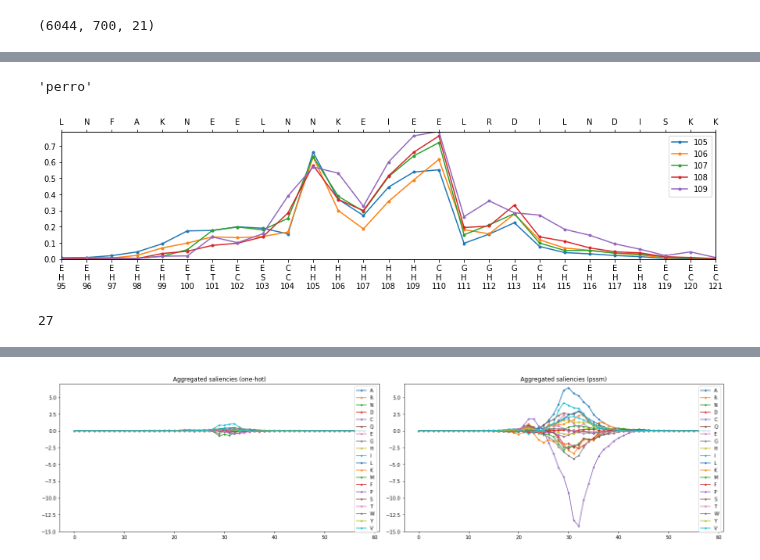
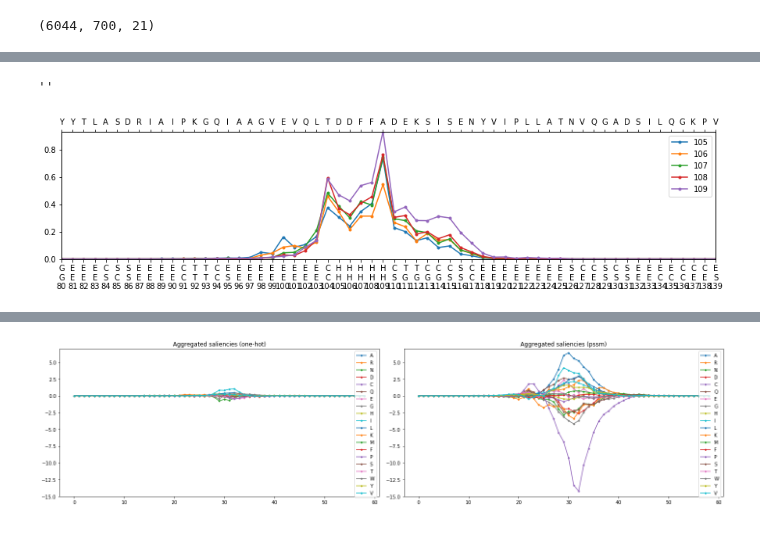
Before and after one commit to Juillermo/saliencyPSSP, a Jupyter notebook: Testing.ipynb, the cells around one changed output, grey strips where cells are left out. Drawn from its saved outputs; the diff is of its cells as text; code cells hidden in the pictures.

```diff
--- a/Testing.ipynb
+++ b/Testing.ipynb
@@ -213,36 +134,33 @@ A
 # %%
 seq = 0
-final_pos = 150
+final_pos = 110
 window = 29
+ini = 80
 
 end = final_pos + window + 1
 end_seq = int(sum(mask[seq]))
 if end > end_seq:
     end = end_seq
 if final_pos > end_seq:
     final_pos = end_seq
 
 preds = convertPredictQ8Result2HumanReadable( predictions[seq] )
 
 fig, ax = plt.subplots(figsize=(15,3))
 for pos in range(final_pos):
     if preds[pos] == 'H':
     #if ssConvertMap[labels[seq,pos]] == 'H':
-        temp = np.einsum('ij,ij->i', abs(saliencies[0,pos,seq,95:end,:]), X_am[seq,95:end])
-        temp += np.einsum('ij,ij->i', abs(saliencies[1,pos,seq,95:end,:]), X_pssm[seq,95:end])
+        temp = np.einsum('ij,ij->i', abs(saliencies[0,pos,seq,ini:end,:]), X_am[seq,ini:end])
+        temp += np.einsum('ij,ij->i', abs(saliencies[1,pos,seq,ini:end,:]), X_pssm[seq,ini:end])
         ax.plot(temp, marker='.', label=str(pos))
         #ax.plot(np.sum(np.sum(abs(saliencies[:,pos,seq,:end,:]), axis=2), axis=0), marker='.') # Aminoacid importance
 
-ax.xaxis.set(ticks=range(end), ticklabels=[preds[95+i]+"\n"+ssConvertMap[el]+"\n"+str(95+i) for i, el in enumerate(labels[seq,95:end])])
+ax.xaxis.set(ticks=range(end), ticklabels=[preds[ini+i]+"\n"+ssConvertMap[el]+"\n"+str(ini+i) for i, el in enumerate(labels[seq,ini:end])])
 ax.margins(0)
 ax.legend()
 ax2 = ax.twiny()
-ax2.xaxis.set(ticks=range(end-95), ticklabels=decode(X_am[seq,95:end]))
-"perro"
+ax2.xaxis.set(ticks=range(end-ini), ticklabels=decode(X_am[seq,ini:end]))
+""
 # %% [output]
-'perro'
+''
-[figure, old version]
+[figure, new version]
-# %%
-len(decode(X_am[seq,95:end]))
-# %% [output]
-27
```
Also changed, not shown: parts of 24 cells of this notebook, 5 other files.
